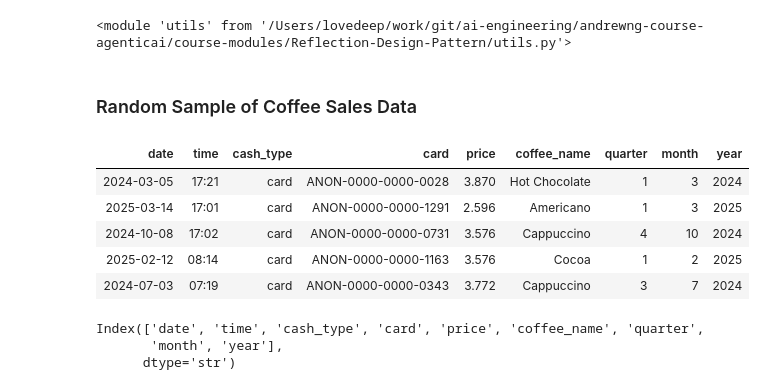
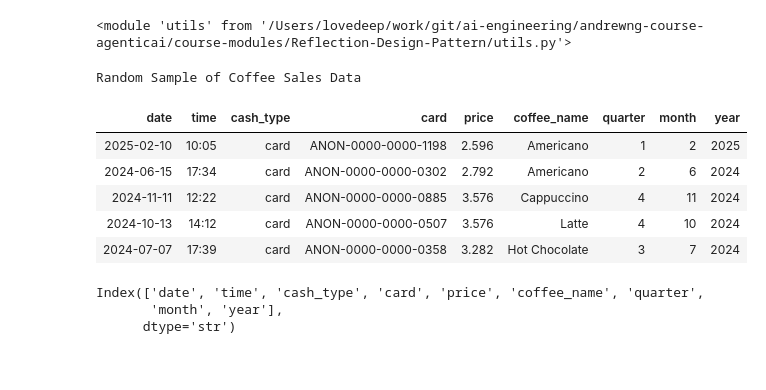
Before and after one commit to lovedeepsh/andrewng-course-agenticai, a Jupyter notebook: course-modules/Reflection-Design-Pattern/Reflection-Design-Pattern.ipynb, the cells around one changed output. Drawn from its saved outputs; the diff is of its cells as text; code cells hidden in the pictures.

```diff
--- a/course-modules/Reflection-Design-Pattern/Reflection-Design-Pattern.ipynb
+++ b/course-modules/Reflection-Design-Pattern/Reflection-Design-Pattern.ipynb
@@ -16,15 +16,15 @@ importlib.reload(utils)
 # %%
 df = utils.load_and_prepare_data('coffee_sales.csv')
 # %%
-utils.print_html(df.sample(n=5), title="Random Sample of Coffee Sales Data", border=1)
+utils.print_html(df.sample(n=5), title="Random Sample of Coffee Sales Data")
 # %% [output]
-Random Sample of Coffee Sales Data
+Random Sample of Coffee Sales Data
 | date | time | cash_type | card | price | coffee_name | quarter | month | year |
-| 2024-03-05 | 17:21 | card | ANON-0000-0000-0028 | 3.870 | Hot Chocolate | 1 | 3 | 2024 |
-| 2025-03-14 | 17:01 | card | ANON-0000-0000-1291 | 2.596 | Americano | 1 | 3 | 2025 |
-| 2024-10-08 | 17:02 | card | ANON-0000-0000-0731 | 3.576 | Cappuccino | 4 | 10 | 2024 |
-| 2025-02-12 | 08:14 | card | ANON-0000-0000-1163 | 3.576 | Cocoa | 1 | 2 | 2025 |
-| 2024-07-03 | 07:19 | card | ANON-0000-0000-0343 | 3.772 | Cappuccino | 3 | 7 | 2024 |
+| 2025-02-10 | 10:05 | card | ANON-0000-0000-1198 | 2.596 | Americano | 1 | 2 | 2025 |
+| 2024-06-15 | 17:34 | card | ANON-0000-0000-0302 | 2.792 | Americano | 2 | 6 | 2024 |
+| 2024-11-11 | 12:22 | card | ANON-0000-0000-0885 | 3.576 | Cappuccino | 4 | 11 | 2024 |
+| 2024-10-13 | 14:12 | card | ANON-0000-0000-0507 | 3.576 | Latte | 4 | 10 | 2024 |
+| 2024-07-07 | 17:39 | card | ANON-0000-0000-0358 | 3.282 | Hot Chocolate | 3 | 7 | 2024 |
 # %%
 print(df.columns)
 # %% [output]
```
Also changed, not shown: parts of 6 cells of this notebook, 3 other files.
